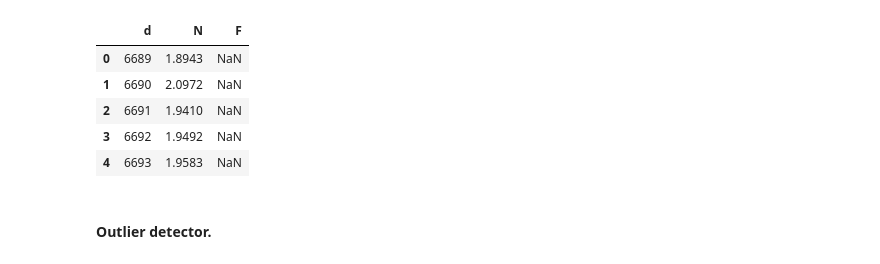
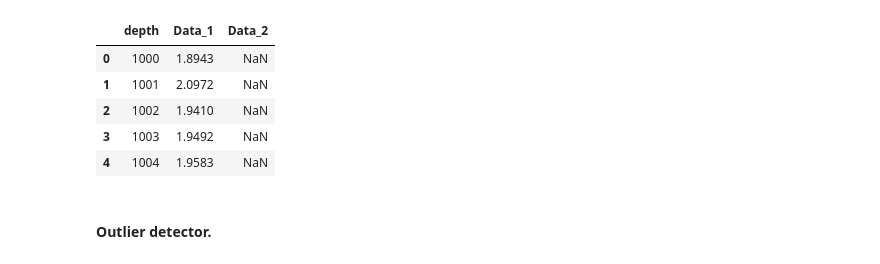
Before and after one commit to johnjhull/Projects, a Jupyter notebook: Outlier_Detection_Unknown_Curve.ipynb, the cells around one changed output. Saved outputs shown, nothing was run; the diff lists cells and outputs as text; code cells hidden in the pictures.

```diff
--- a/Outlier_Detection_Unknown_Curve.ipynb
+++ b/Outlier_Detection_Unknown_Curve.ipynb
@@ -21,22 +21,16 @@ import matplotlib.pyplot as plt
 import matplotlib.patches as patches
 import matplotlib.path as path
 import matplotlib.animation as animation
-# %%
-gas_data_raw = pd.read_csv('C:/Users/hullj/Desktop/Gas Data/train2.csv')
-gas_data = gas_data_raw.drop([0]).reset_index(drop=True)
-desired_keys= ['DEPTH', 'C1C2FRAC', 'Comb_P_S']
-df = gas_data[desired_keys]
-df = df.replace(-9999.0,np.nan) # Replace null values with NaN.
-df = df.rename(index=int, columns={"DEPTH": "d", "C1C2FRAC": "N", "Comb_P_S": "F"})
-df.d = df.d.apply(lambda x: int(x))
-df.head()
-# %% [output]
-|  | d | N | F |
-| 0 | 6689 | 1.8943 | NaN |
-| 1 | 6690 | 2.0972 | NaN |
-| 2 | 6691 | 1.9410 | NaN |
-| 3 | 6692 | 1.9492 | NaN |
-| 4 | 6693 | 1.9583 | NaN |
+# %%
+gas_data = pd.read_csv('example_gas_data')
+gas_data.head()
+# %% [output]
+|  | depth | Data_1 | Data_2 |
+| 0 | 1000 | 1.8943 | NaN |
+| 1 | 1001 | 2.0972 | NaN |
+| 2 | 1002 | 1.9410 | NaN |
+| 3 | 1003 | 1.9492 | NaN |
+| 4 | 1004 | 1.9583 | NaN |
 # %% [markdown]
 #### Outlier detector.
 # %%
```
Also changed, not shown: parts of 75 cells of this notebook.
